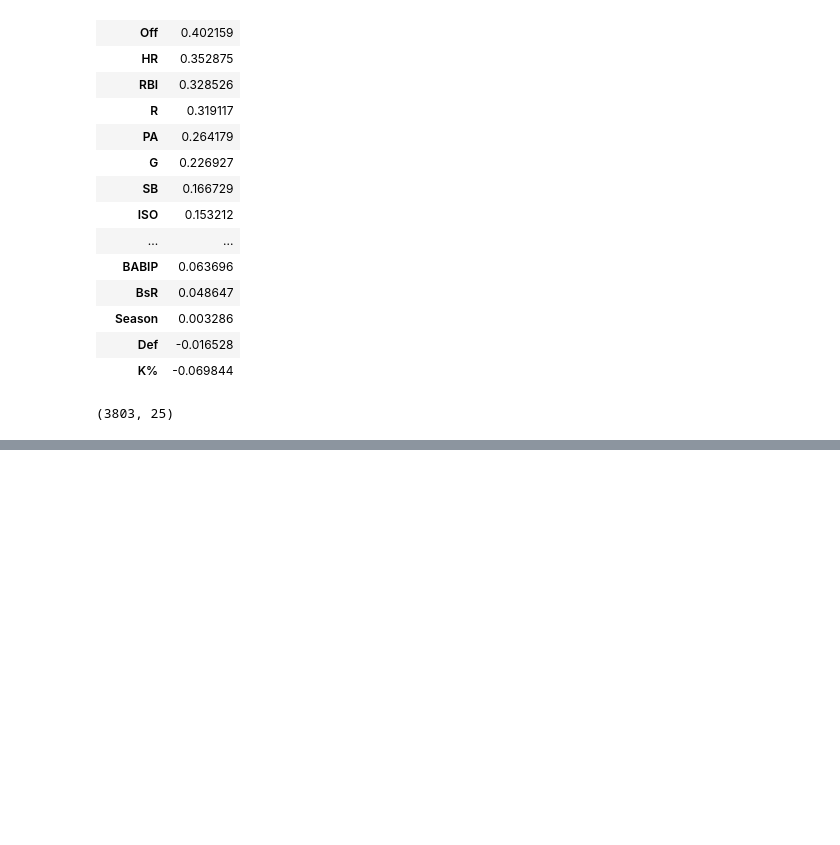
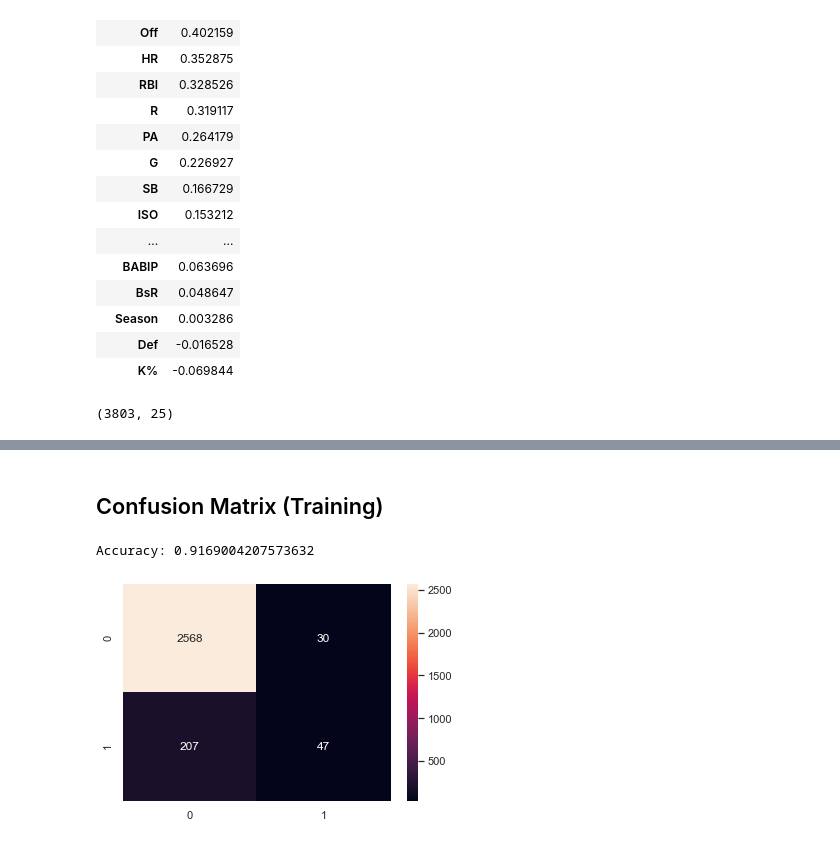
Before and after one commit to cgspartz/ds201_Project31, a Jupyter notebook: ProjectCode.ipynb, the cells around one changed output, grey strips where cells are left out. Cells and saved outputs as stored; diff of their text form; code cells hidden in the pictures; blank space fills up the shorter version.

```diff
--- a/ProjectCode.ipynb
+++ b/ProjectCode.ipynb
@@ -90,0 +219,6 @@ star3[traditional]
+# %%
+x = advanced_stat[["ISO","wOBA","wRCplus","Off","WAR"]]
+y = advanced_stat.ASstarter
+xtrain, xtest, ytrain, ytest = train_test_split(x,y,test_size = .25, random_state = 5)
+final = sm.Logit(ytrain, sm.add_constant(xtrain)).fit()
+print(final.summary())
@@ -90,0 +243,6 @@ star3[traditional]
+# %%
+x = advanced_stat[["wOBA","wRCplus","Off","WAR"]]
+y = advanced_stat.ASstarter
+xtrain, xtest, ytrain, ytest = train_test_split(x,y,test_size = .25, random_state = 5)
+final = sm.Logit(ytrain, sm.add_constant(xtrain)).fit()
+print(final.summary())
@@ -90,0 +269,6 @@ star3[traditional]
+# %%
+x = advanced_stat[["wRCplus","Off","WAR"]]
+y = advanced_stat.ASstarter
+xtrain, xtest, ytrain, ytest = train_test_split(x,y,test_size = .25, random_state = 5)
+final = sm.Logit(ytrain, sm.add_constant(xtrain)).fit()
+print(final.summary())
@@ -90,0 +298,6 @@ star3[traditional]
+# %%
+x = advanced_stat[["wRCplus","WAR"]]
+y = advanced_stat.ASstarter
+xtrain, xtest, ytrain, ytest = train_test_split(x,y,test_size = .25, random_state = 5)
+final = sm.Logit(ytrain, sm.add_constant(xtrain)).fit()
+print(final.summary())
@@ -90,0 +324,10 @@ star3[traditional]
+# %% [markdown]
+## Confusion Matrix (Training)
+# %%
+ytrainpred = round(final.predict(sm.add_constant(xtrain)))
+CMtrain = confusion_matrix(ytrain,ytrainpred)
+sns.heatmap(CMtrain, annot=True, fmt="1")
+print("Accuracy:", metrics.accuracy_score(ytrain,ytrainpred))
+# %% [output]
+Accuracy: 0.9169004207573632
+[figure, added]
```
Also changed, not shown: parts of 40 cells of this notebook, 5 other files.
